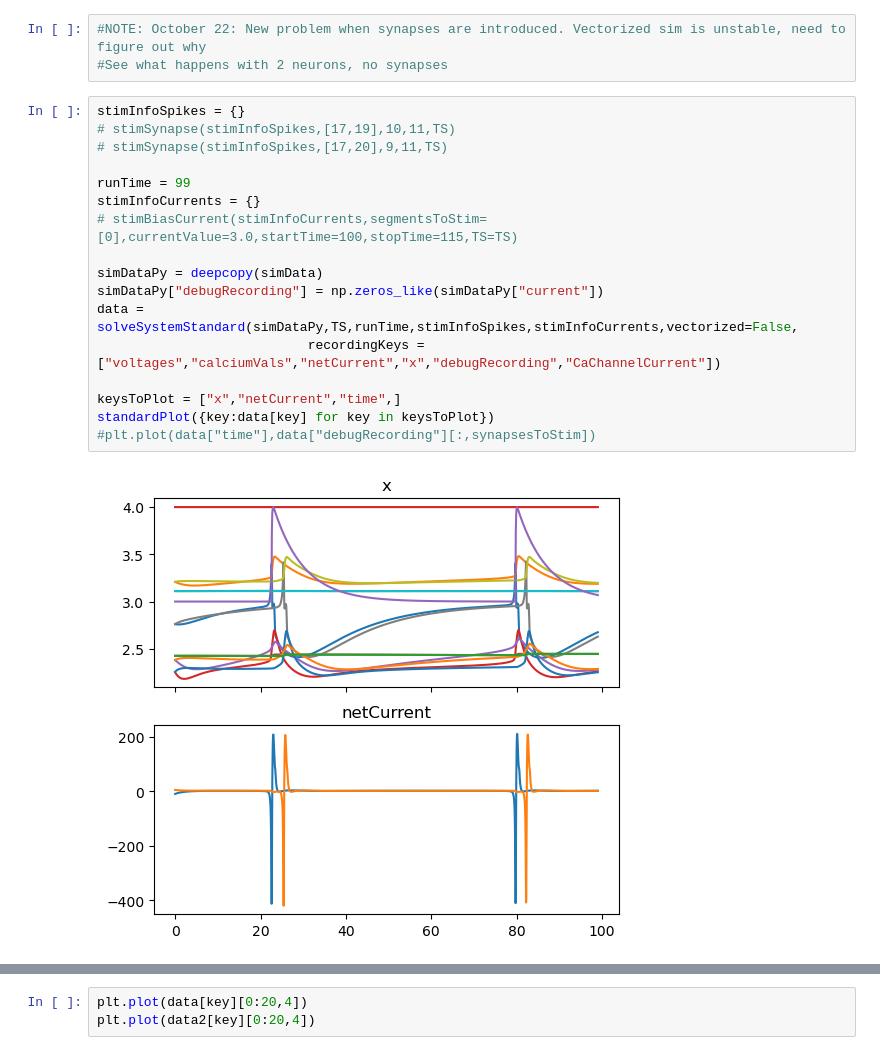
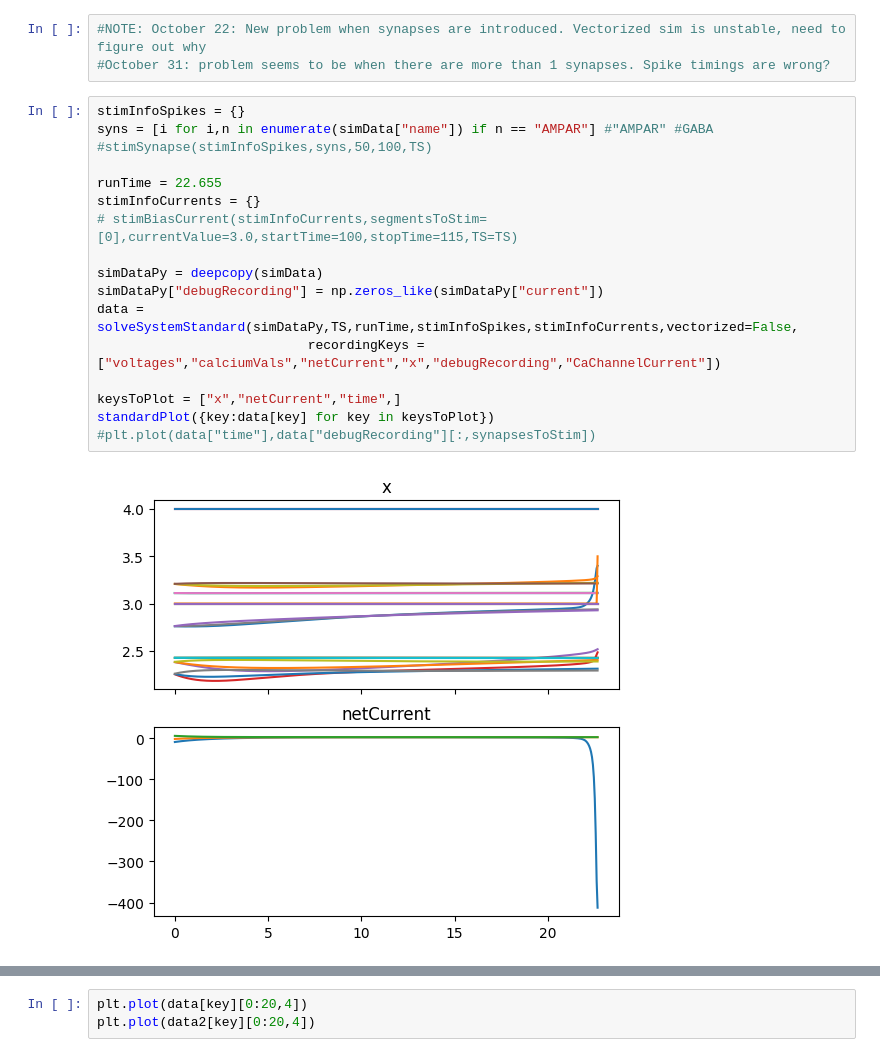
Before and after one commit to cathalmc/CBLTP_NeuroSim, a Jupyter notebook: graphCreator.ipynb, the cells around one changed output, grey strips where cells are left out. Drawn from its saved outputs; the diff is of its cells as text.

```diff
--- a/graphCreator.ipynb
+++ b/graphCreator.ipynb
@@ -51,22 +51,22 @@ Total number of channels 15
 # %%
 #NOTE: October 22: New problem when synapses are introduced. Vectorized sim is unstable, need to figure out why
-#See what happens with 2 neurons, no synapses
+#October 31: problem seems to be when there are more than 1 synapses. Spike timings are wrong?
 # %%
 stimInfoSpikes = {}
-# stimSynapse(stimInfoSpikes,[17,19],10,11,TS)
-# stimSynapse(stimInfoSpikes,[17,20],9,11,TS)
+syns = [i for i,n in enumerate(simData["name"]) if n == "AMPAR"] #"AMPAR" #GABA
+#stimSynapse(stimInfoSpikes,syns,50,100,TS)
 
-runTime = 99
+runTime = 22.655
 stimInfoCurrents = {}
 # stimBiasCurrent(stimInfoCurrents,segmentsToStim=[0],currentValue=3.0,startTime=100,stopTime=115,TS=TS)
 
 simDataPy = deepcopy(simData)
 simDataPy["debugRecording"] = np.zeros_like(simDataPy["current"])
 data = solveSystemStandard(simDataPy,TS,runTime,stimInfoSpikes,stimInfoCurrents,vectorized=False,
                            recordingKeys = ["voltages","calciumVals","netCurrent","x","debugRecording","CaChannelCurrent"])
 
 keysToPlot = ["x","netCurrent","time",]
 standardPlot({key:data[key] for key in keysToPlot})
 #plt.plot(data["time"],data["debugRecording"][:,synapsesToStim])
 # %% [output]
-[figure, old version]
+[figure, new version]
```
Also changed, not shown: parts of 9 cells of this notebook.
